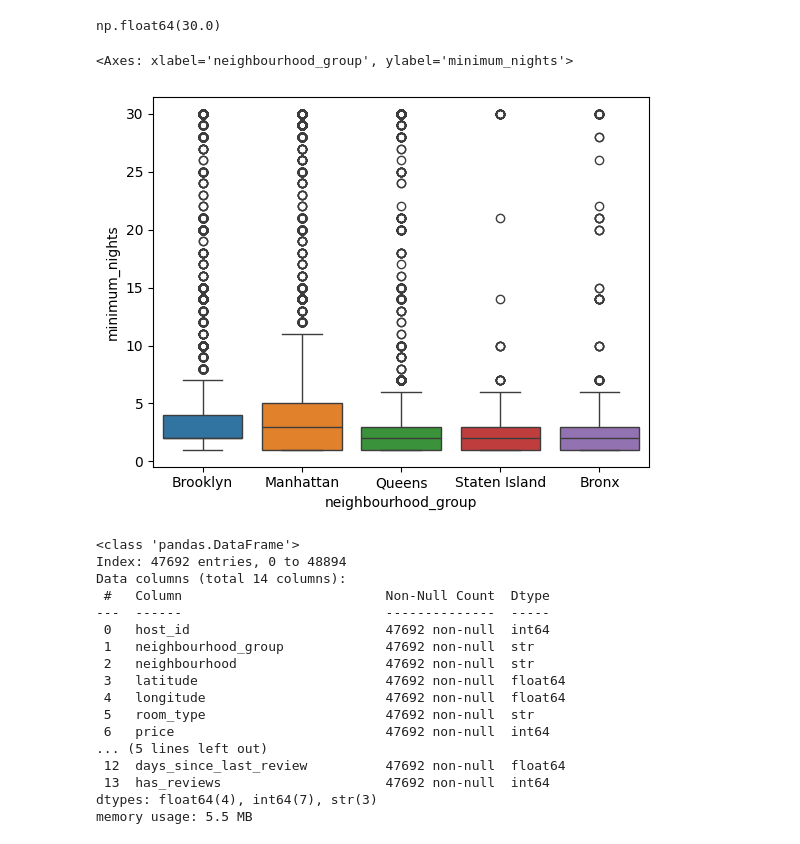
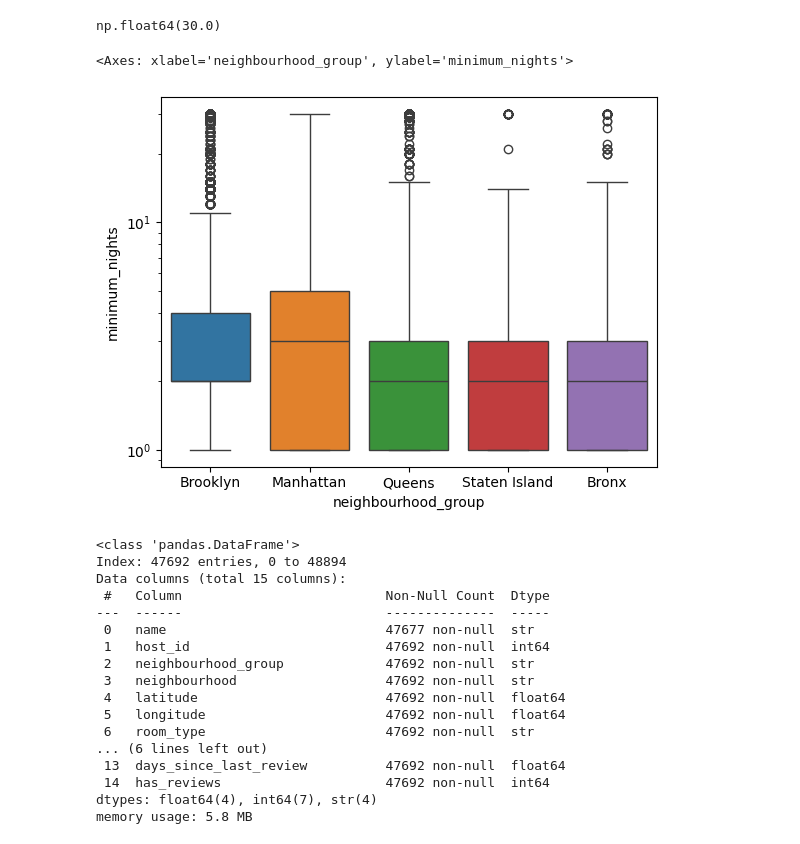
Before and after one commit to Handras18/New-York-City-Airbnb, a Jupyter notebook: 01_eda_clean.ipynb, the cells around one changed output. Drawn from its saved outputs; the diff is of its cells as text; code cells hidden in the pictures.

```diff
--- a/01_eda_clean.ipynb
+++ b/01_eda_clean.ipynb
@@ -196,7 +196,7 @@ df['has_reviews'] = df['number_of_reviews'].gt(0).astype(int)
 # %% [markdown]
 ### Drop unnecessary columns
 # %%
-df=df.drop(['id','host_name','last_review','name'],axis=1)
+df=df.drop(['id','host_name','last_review'],axis=1)
 # %%
 df.info()
 # %% [output]
@@ -302,27 +302,27 @@ np.float64(30.0)
 # %%
 df= df[df['minimum_nights'] <= Q95]
 # %%
-sns.boxplot(data=df,x='neighbourhood_group',y='minimum_nights',hue='neighbourhood_group')
+sns.boxplot(data=df,x='neighbourhood_group',y='minimum_nights',hue='neighbourhood_group',log_scale=True)
 # %% [output]
 <Axes: xlabel='neighbourhood_group', ylabel='minimum_nights'>
-[figure, old version]
+[figure, new version]
 # %%
 df.info()
 # %% [output]
 <class 'pandas.DataFrame'>
 Index: 47692 entries, 0 to 48894
-Data columns (total 14 columns):
+Data columns (total 15 columns):
  #   Column                          Non-Null Count  Dtype
 ---  ------                          --------------  -----
- 0   host_id                         47692 non-null  int64
- 1   neighbourhood_group             47692 non-null  str
- 2   neighbourhood                   47692 non-null  str
- 3   latitude                        47692 non-null  float64
- 4   longitude                       47692 non-null  float64
- 5   room_type                       47692 non-null  str
- 6   price                           47692 non-null  int64
-... (5 lines left out)
- 12  days_since_last_review          47692 non-null  float64
- 13  has_reviews                     47692 non-null  int64
-dtypes: float64(4), int64(7), str(3)
-memory usage: 5.5 MB
+ 0   name                            47677 non-null  str
+ 1   host_id                         47692 non-null  int64
+ 2   neighbourhood_group             47692 non-null  str
+ 3   neighbourhood                   47692 non-null  str
+ 4   latitude                        47692 non-null  float64
+ 5   longitude                       47692 non-null  float64
+ 6   room_type                       47692 non-null  str
+... (6 lines left out)
+ 13  days_since_last_review          47692 non-null  float64
+ 14  has_reviews                     47692 non-null  int64
+dtypes: float64(4), int64(7), str(4)
+memory usage: 5.8 MB
```
Also changed, not shown: parts of 5 cells of this notebook, 1 other file.
